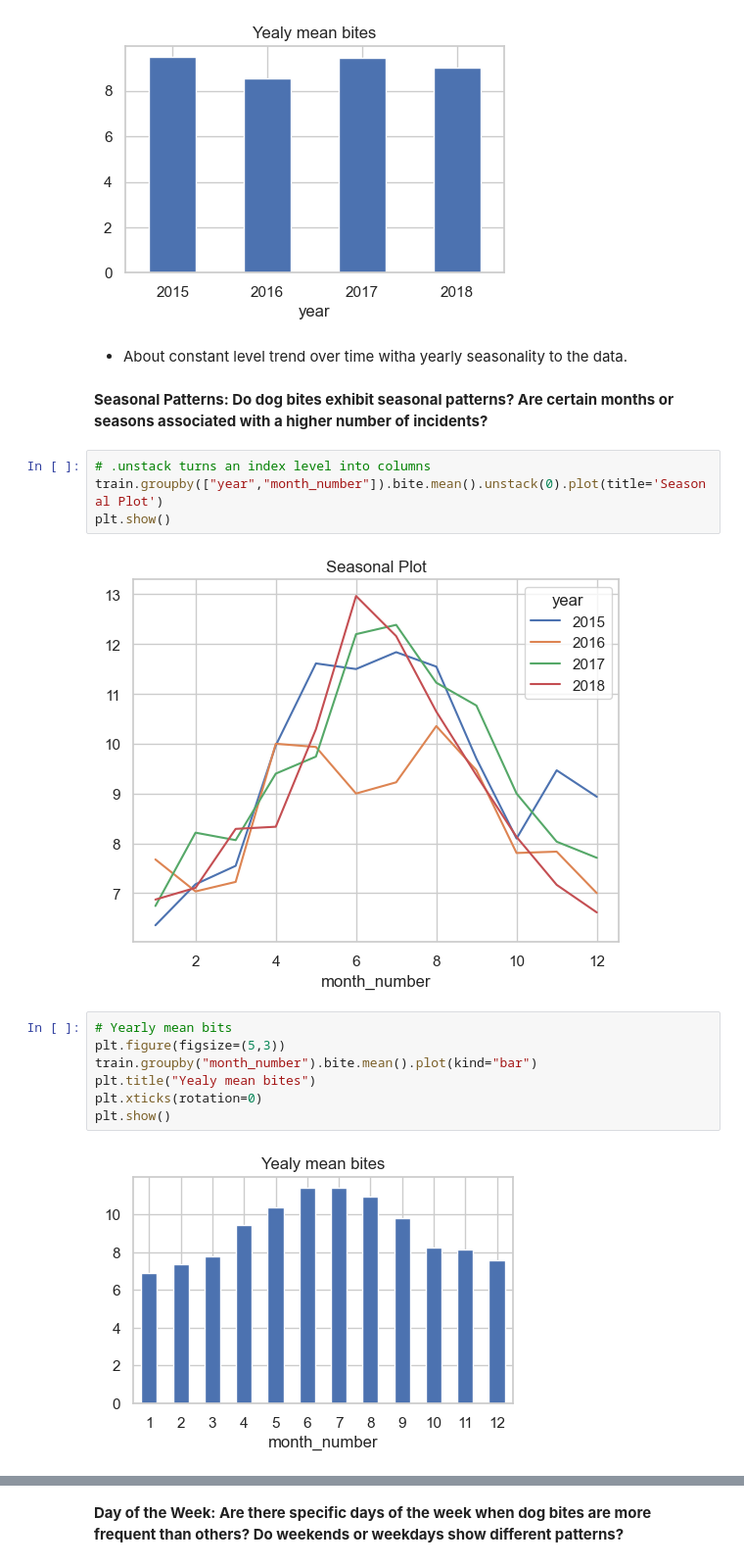
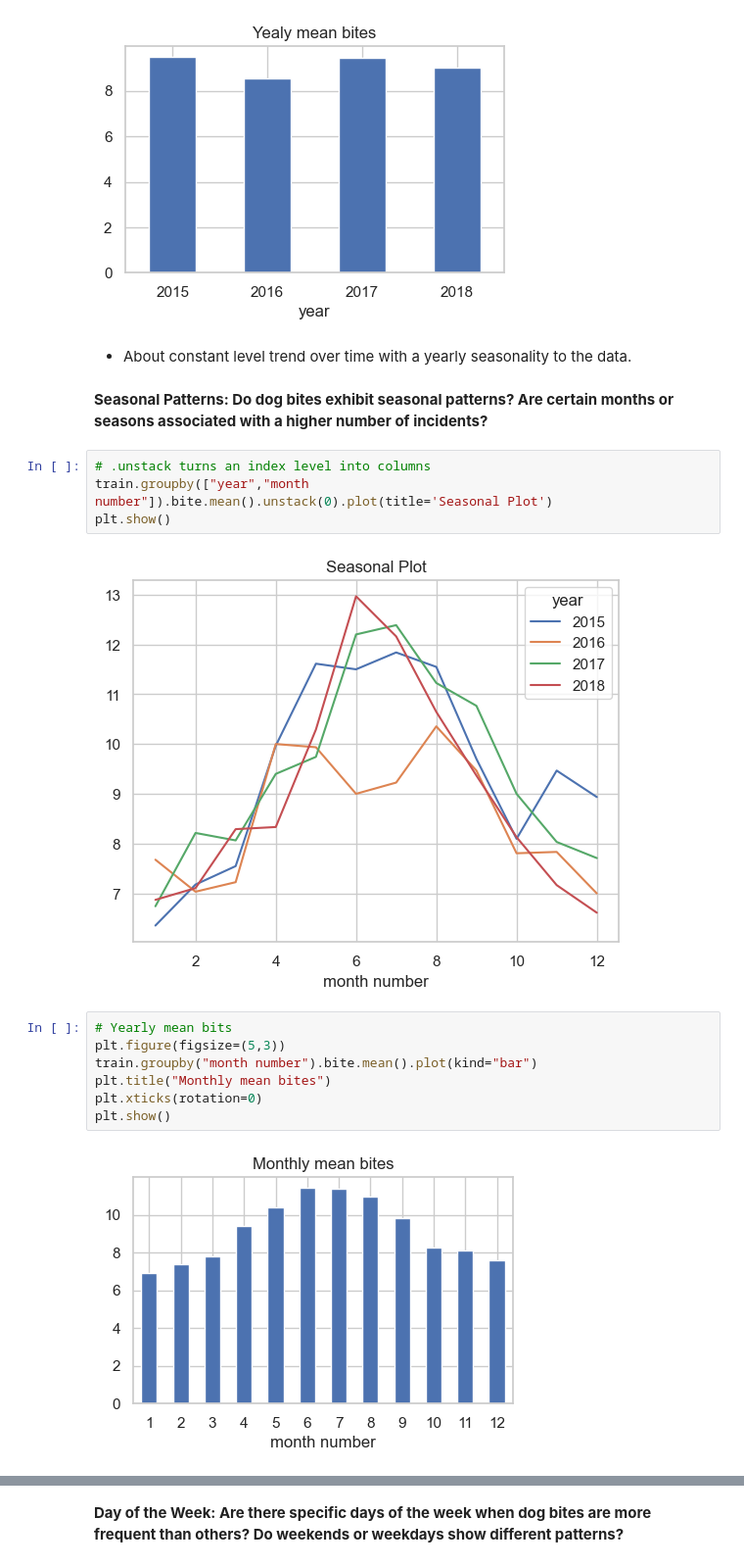
Before and after one commit to MigashaneVictoire/new_york_city_dog_bites, a Jupyter notebook: explore.ipynb, the cells around one changed output, grey strips where cells are left out. Shown at 98% size. Cells and saved outputs as stored; diff of their text form.

```diff
--- a/explore.ipynb
+++ b/explore.ipynb
@@ -70,22 +69,22 @@ plt.show()
 # %% [output]
 [figure]
 # %% [markdown]
-- About constant level trend over time witha yearly seasonality to the data.
+- About constant level trend over time with a yearly seasonality to the data.
 # %% [markdown]
 **Seasonal Patterns: Do dog bites exhibit seasonal patterns? Are certain months or seasons associated with a higher number of incidents?**
 # %%
 # .unstack turns an index level into columns
-train.groupby(["year","month_number"]).bite.mean().unstack(0).plot(title='Seasonal Plot')
+train.groupby(["year","month number"]).bite.mean().unstack(0).plot(title='Seasonal Plot')
 plt.show()
 # %% [output]
-[figure, old version]
+[figure, new version]
 # %%
 # Yearly mean bits
 plt.figure(figsize=(5,3))
-train.groupby("month_number").bite.mean().plot(kind="bar")
-plt.title("Yealy mean bites")
+train.groupby("month number").bite.mean().plot(kind="bar")
+plt.title("Monthly mean bites")
 plt.xticks(rotation=0)
 plt.show()
 # %% [output]
-[figure, old version]
+[figure, new version]
 # %% [markdown]
```
Also changed, not shown: parts of 30 cells of this notebook, 3 other files.
